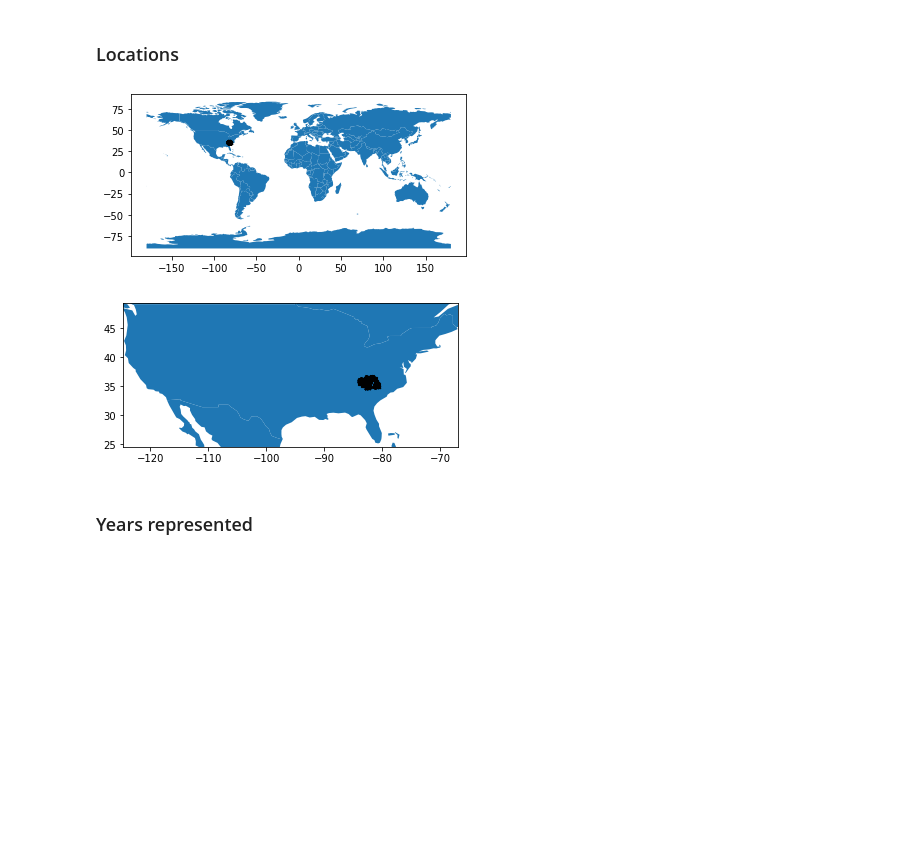
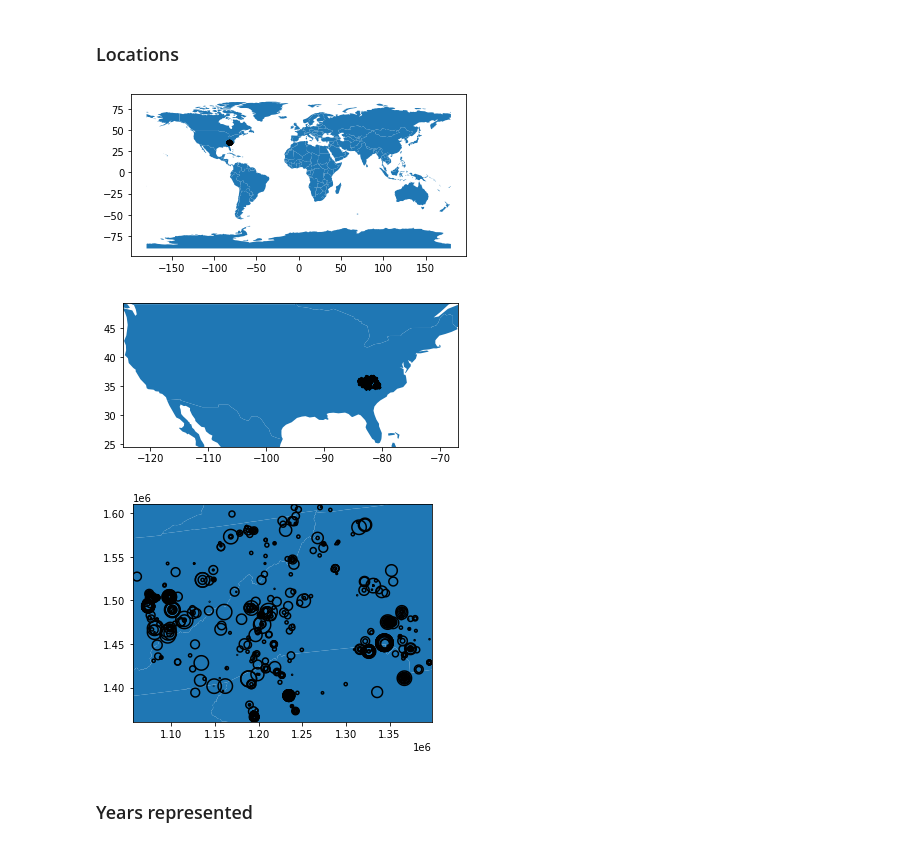
Before and after one commit to AdelsteinJillTPF/wildlife-wrangler, a Jupyter notebook: NEW_TEMPLATE.ipynb, the cells around one changed output. Drawn from its saved outputs; the diff is of its cells as text; code cells hidden in the pictures; blank space fills up the shorter version.

Commit message:
Addded us states shapefile into a data folder.  Added zoomed in map to notebook.

```diff
--- a/NEW_TEMPLATE.ipynb
+++ b/NEW_TEMPLATE.ipynb
@@ -442,35 +443,59 @@ Index: []
 # %%
 # Get the record coordinates as a data frame
 record_coordinates = (pd.read_sql("""SELECT decimalLatitude, decimalLongitude, radius_meters
                                      FROM occurrence_records""",
                                   con=output_db_conn)
-                      .astype({'decimalLongitude': 'float', 'decimalLatitude': 'float'}))
+                      .astype({'decimalLongitude': 'float', 'decimalLatitude': 'float',
+                               'radius_meters': 'float'}))
 
 # Make the data frame spatial
-gdf = gpd.GeoDataFrame(record_coordinates, geometry=gpd.points_from_xy(records['decimalLongitude'],
-                                                   records['decimalLatitude']))
-gdf.crs="EPSG:4326"
+gdf = gpd.GeoDataFrame(record_coordinates, geometry=gpd.points_from_xy(record_coordinates['decimalLongitude'],
+                                                   record_coordinates['decimalLatitude']))
 
-# Create world map
+# Set the coordinate reference system
+gdf.crs={'init' :'epsg:4326'}
+
+# Create world map <<<<<<<<<<<<<<<<<<<<<<<<<<<<<<<<<<<<<<<<<<<<<<<<<<<<<<<<<<<<<<<<<<<<<<<<<<<<
 world = gpd.read_file(gpd.datasets.get_path('naturalearth_lowres'))
 base = world.plot()
-gdf.plot(ax=base, marker='x', color='k', markersize=5)
+gdf.plot(ax=base, marker='o', color='k', markersize=5)
 plt.show()
 
-# Get bounding box for coordinates for use later )))))))))))))))))))))))))))))))))))))))))))))
-coordinate_bbox = gdf.geometry.total_bounds
-
-# Plot within USA
+# Create USA map <<<<<<<<<<<<<<<<<<<<<<<<<<<<<<<<<<<<<<<<<<<<<<<<<<<<<<<<<<<<<<<<<<<<<<<<<<<<<<
 usa_bbox = np.array([-124.725839,   24.498131,  -66.949895,   49.384358])
 fig, ax = plt.subplots()
 ax.set_xlim(([usa_bbox[0],  usa_bbox[2]]))
 ax.set_ylim(([usa_bbox[1],  usa_bbox[3]]))
 world.plot(ax=ax)
-gdf.plot(ax=ax, marker='x', color='k', markersize=5)
+gdf.plot(ax=ax, marker='o', color='k', markersize=5)
 plt.show()
+
+# Create coordinate extent map <<<<<<<<<<<<<<<<<<<<<<<<<<<<<<<<<<<<<<<<<<<<<<<<<<<<<<<<<<<<<<<<
+states = gpd.read_file(os.getcwd() + '/data/us_states.shp')
+
+# Reproject states and record coordinates to facilitate buffering
+states = states.to_crs(epsg=5070)
+footprints = gdf.to_crs(epsg=5070)
+
+# Buffer points for record footprints
+footprints['footprint']=footprints.apply(lambda x: x.geometry.buffer(x.radius_meters), axis=1)
+footprints.set_geometry(col='footprint', inplace=True, drop=True)
+
+# Map the buffered points/footprints
+fig, ax = plt.subplots()
+coordinate_bbox = footprints.geometry.total_bounds
+ax.set_xlim(([coordinate_bbox[0],  coordinate_bbox[2]]))
+ax.set_ylim(([coordinate_bbox[1],  coordinate_bbox[3]]))
+states.plot(ax=ax)
+footprints.boundary.plot(ax=ax, color='k')
+plt.show()
+
+# Cleanup
+del footprints, gdf
 # %% [output]
 [figure]
 [figure]
+[figure, added]
 # %%
 plot_records = False
 if plot_records == True:
```
Also changed, not shown: parts of 4 cells of this notebook, 9 other files.
